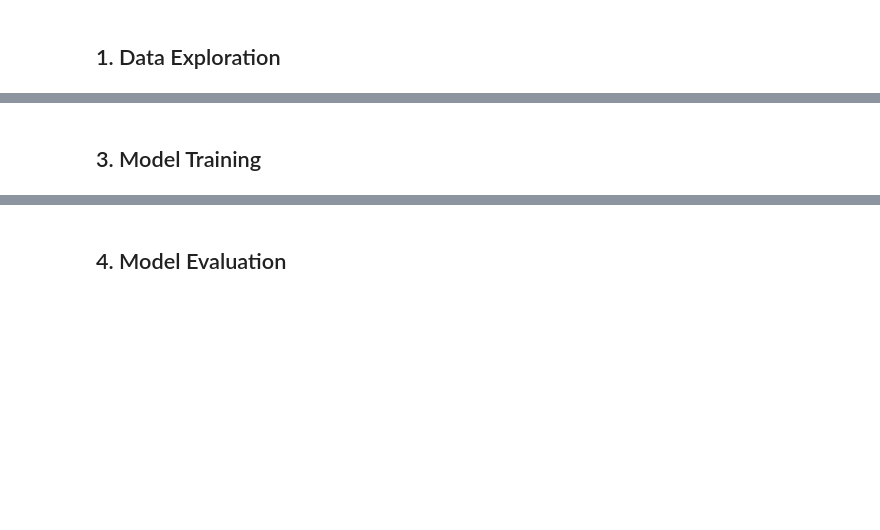
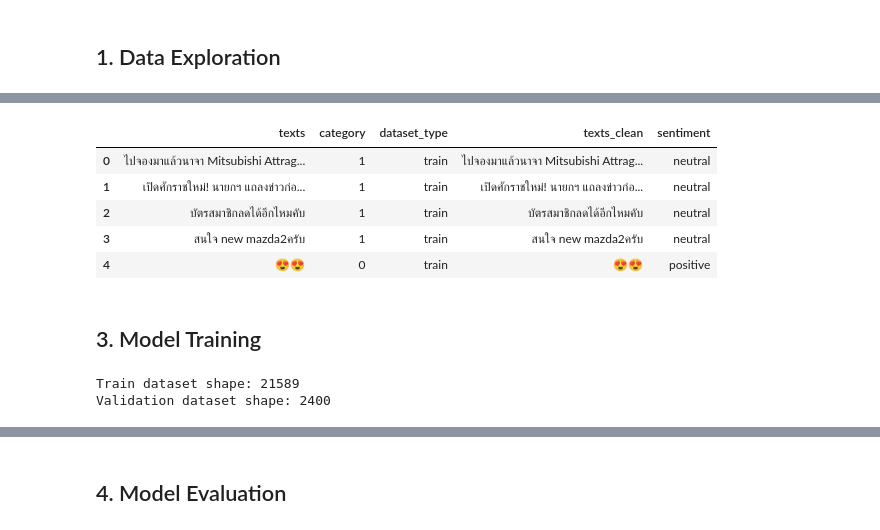
Before and after one commit to wuttipansat/thai-sentiment-analysis, a Jupyter notebook: notebooks/experiment.ipynb, the cells around one changed output, grey strips where cells are left out. Cells and saved outputs as stored; diff of their text form; code cells hidden in the pictures; blank space fills up the shorter version.

```diff
--- a/notebooks/experiment.ipynb
+++ b/notebooks/experiment.ipynb
@@ -134,3 +92,7 @@ df.head(5)
+# %%
+df_clean = df[
+    label_count == 1
+].copy()
 # %%
 #clean text
 def clean_text(text):
@@ -141,15 +103,22 @@ def clean_text(text):
     text = re.sub(r"\s+", " ", text)
     return text.strip()
 
-df["texts_clean"] = df["texts"].apply(clean_text)
+df_clean["texts_clean"] = df_clean["texts"].apply(clean_text)
 # %%
 #sentiment name
 LABEL_NAMES = {
     0: "positive",
     1: "neutral",
     2: "negative",
     3: "question"
 }
 
-df["sentiment"] = df["category"].map(LABEL_NAMES)
-df.head(5)
+df_clean["sentiment"] = df_clean["category"].map(LABEL_NAMES)
+df_clean.head(5)
+# %% [output]
+|  | texts | category | dataset_type | texts_clean | sentiment |
+| 0 | ไปจองมาแล้วนาจา Mitsubishi Attrag... | 1 | train | ไปจองมาแล้วนาจา Mitsubishi Attrag... | neutral |
+| 1 | เปิดศักราชใหม่! นายกฯ แถลงข่าวก่อ... | 1 | train | เปิดศักราชใหม่! นายกฯ แถลงข่าวก่อ... | neutral |
+| 2 | บัตรสมาชิกลดได้อีกไหมคับ | 1 | train | บัตรสมาชิกลดได้อีกไหมคับ | neutral |
+| 3 | สนใจ new mazda2ครับ | 1 | train | สนใจ new mazda2ครับ | neutral |
+| 4 | 😍😍 | 0 | train | 😍😍 | positive |
@@ -180,3 +144,9 @@ print("Test size:", X_test.shape[0])
+# %%
+print("Train dataset shape:", X_train.shape[0])
+print("Validation dataset shape:", X_val.shape[0])
+# %% [output]
+Train dataset shape: 21589
+Validation dataset shape: 2400
 # %%
 #Model
 
```
Also changed, not shown: parts of 23 cells of this notebook, 3 other files.
